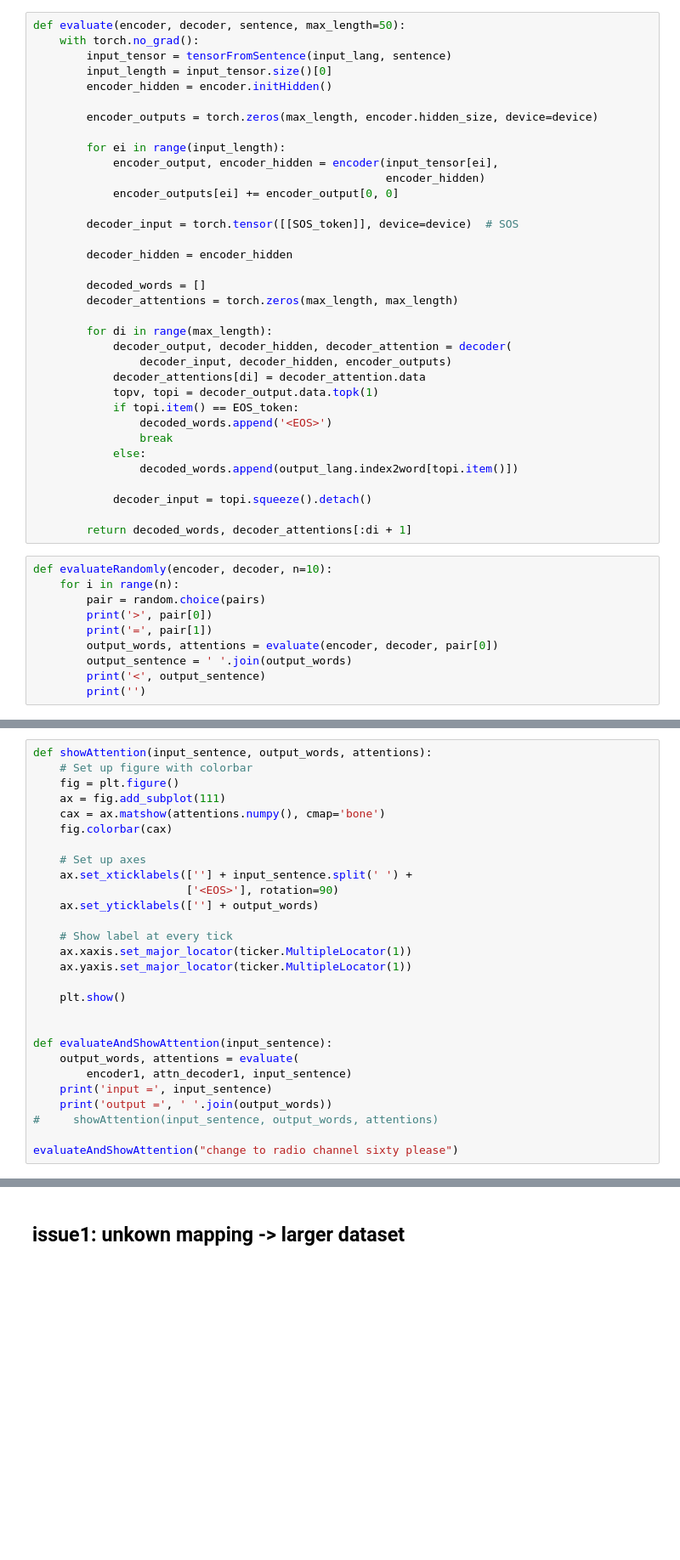
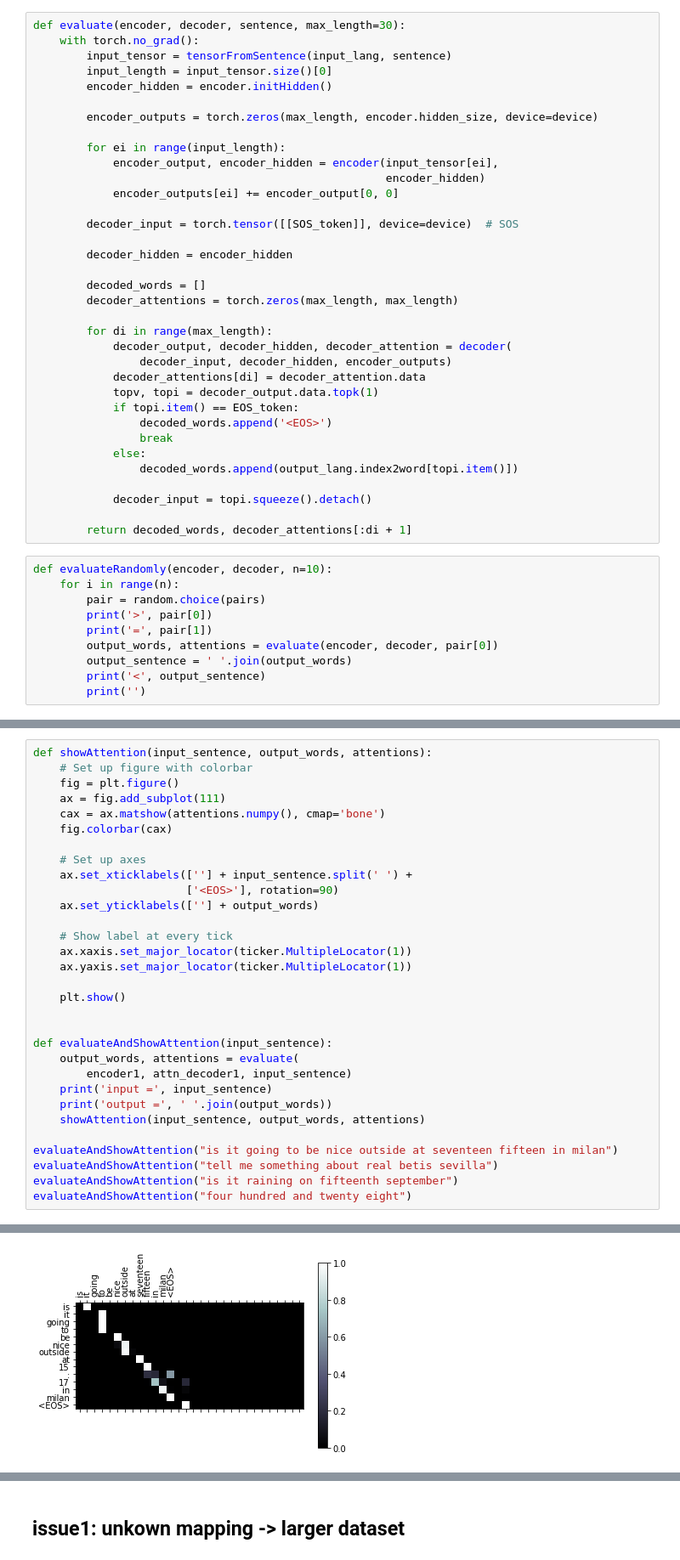
Before and after one commit to sting1000/generator, a Jupyter notebook: machine_translation.ipynb, the cells around one changed output, grey strips where cells are left out. Shown: that part at 85% size. Drawn from its saved outputs; the diff is of its cells as text; blank space fills up the shorter version.

```diff
--- a/machine_translation.ipynb
+++ b/machine_translation.ipynb
@@ -314,7 +337,7 @@ def showPlot(points):
     ax.yaxis.set_major_locator(loc)
     plt.plot(points)
 # %%
-def evaluate(encoder, decoder, sentence, max_length=50):
+def evaluate(encoder, decoder, sentence, max_length=30):
     with torch.no_grad():
         input_tensor = tensorFromSentence(input_lang, sentence)
         input_length = input_tensor.size()[0]
@@ -487,7 +505,10 @@ def evaluateAndShowAttention(input_sentence):
         encoder1, attn_decoder1, input_sentence)
     print('input =', input_sentence)
     print('output =', ' '.join(output_words))
-#     showAttention(input_sentence, output_words, attentions)
+    showAttention(input_sentence, output_words, attentions)
 
-evaluateAndShowAttention("change to radio channel sixty please")
+evaluateAndShowAttention("is it going to be nice outside at seventeen fifteen in milan")
+evaluateAndShowAttention("tell me something about real betis sevilla")
+evaluateAndShowAttention("is it raining on fifteenth september")
+evaluateAndShowAttention("four hundred and twenty eight")
 # %% [output]
@@ -495,0 +517 @@ output = change to radio channel 60 please <EOS>
+[figure, added]
```
Also changed, not shown: parts of 30 cells of this notebook, 2 other files.
